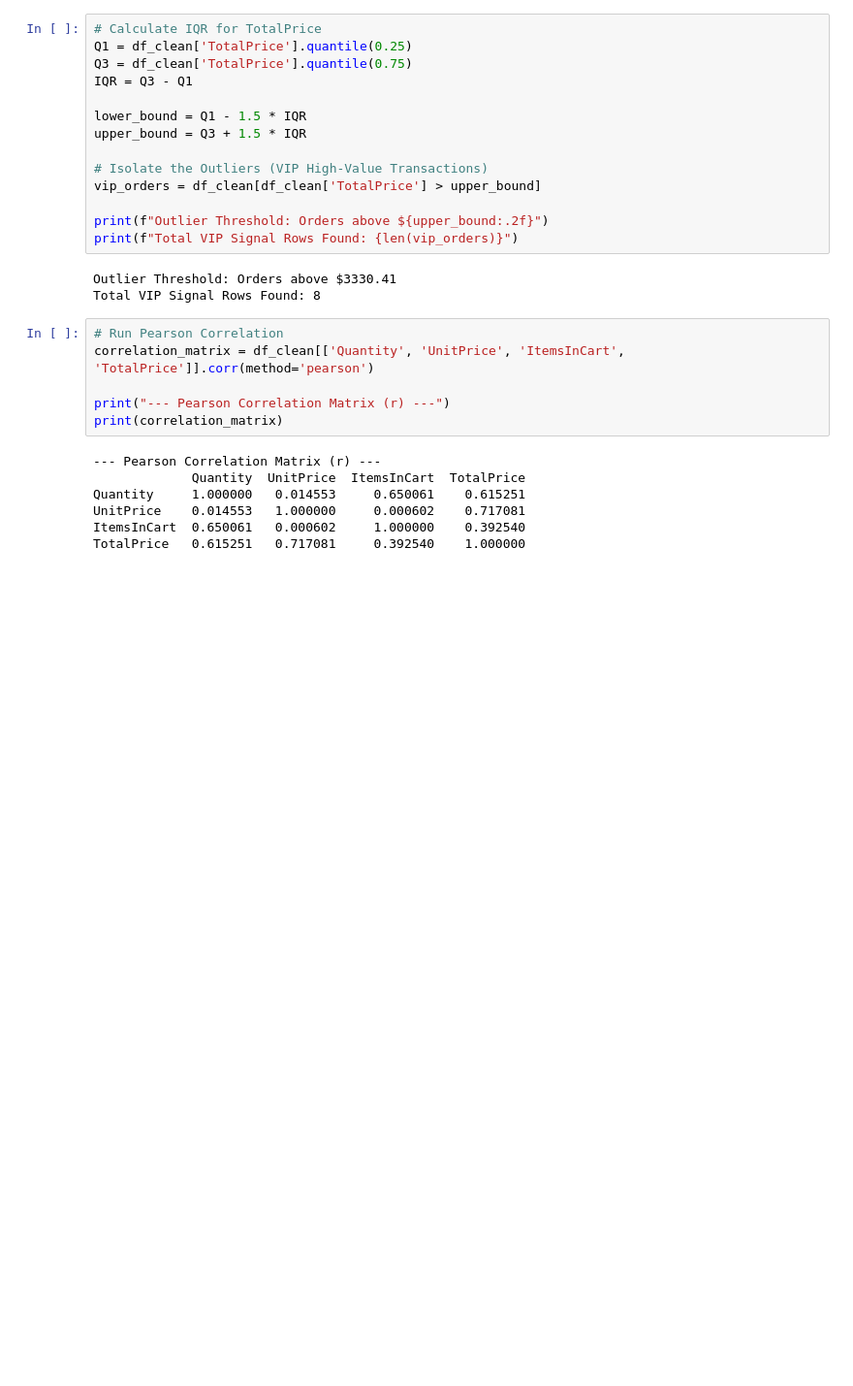
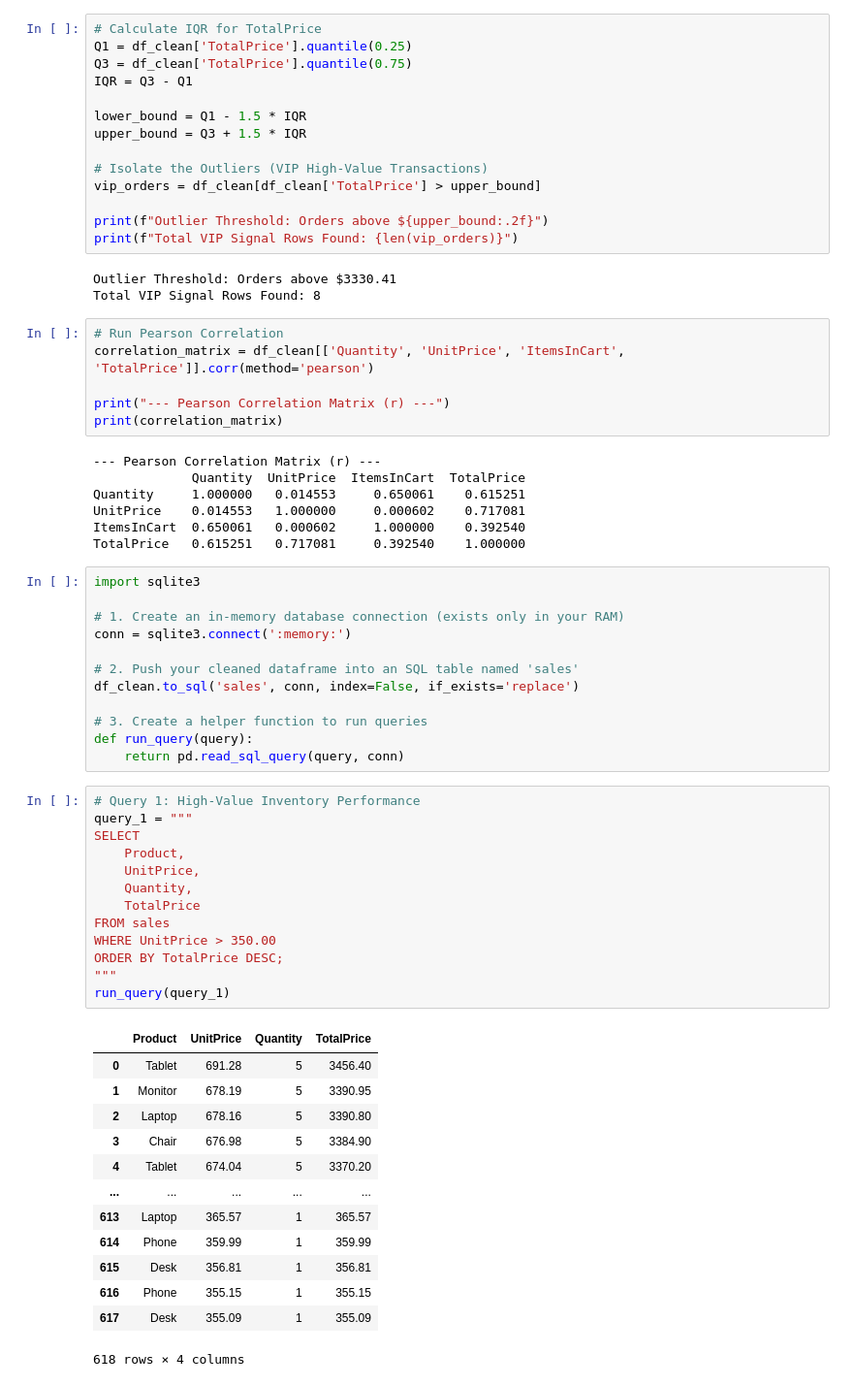
Before and after one commit to bench3D/decodelabs-internship, a Jupyter notebook: sales-dataset-analysis.ipynb, the cells around one changed output. Shown at 97% size. Saved outputs shown, nothing was run; the diff lists cells and outputs as text; blank space fills up the shorter version.

Commit message:
sql querying the cleaned dataset

```diff
--- a/sales-dataset-analysis.ipynb
+++ b/sales-dataset-analysis.ipynb
@@ -246,3 +249,42 @@ Quantity     1.000000   0.014553     0.650061    0.615251
 UnitPrice    0.014553   1.000000     0.000602    0.717081
 ItemsInCart  0.650061   0.000602     1.000000    0.392540
 TotalPrice   0.615251   0.717081     0.392540    1.000000
+# %%
+import sqlite3
+
+# 1. Create an in-memory database connection (exists only in your RAM)
+conn = sqlite3.connect(':memory:')
+
+# 2. Push your cleaned dataframe into an SQL table named 'sales'
+df_clean.to_sql('sales', conn, index=False, if_exists='replace')
+
+# 3. Create a helper function to run queries
+def run_query(query):
+    return pd.read_sql_query(query, conn)
+# %%
+# Query 1: High-Value Inventory Performance
+query_1 = """
+SELECT
+    Product,
+    UnitPrice,
+    Quantity,
+    TotalPrice
+FROM sales
+WHERE UnitPrice > 350.00
+ORDER BY TotalPrice DESC;
+"""
+run_query(query_1)
+# %% [output]
+|  | Product | UnitPrice | Quantity | TotalPrice |
+| 0 | Tablet | 691.28 | 5 | 3456.40 |
+| 1 | Monitor | 678.19 | 5 | 3390.95 |
+| 2 | Laptop | 678.16 | 5 | 3390.80 |
+| 3 | Chair | 676.98 | 5 | 3384.90 |
+| 4 | Tablet | 674.04 | 5 | 3370.20 |
+| ... | ... | ... | ... | ... |
+| 613 | Laptop | 365.57 | 1 | 365.57 |
+| 614 | Phone | 359.99 | 1 | 359.99 |
+| 615 | Desk | 356.81 | 1 | 356.81 |
+| 616 | Phone | 355.15 | 1 | 355.15 |
+| 617 | Desk | 355.09 | 1 | 355.09 |
+618 rows × 4 columns
```
Also changed, not shown: parts of 5 cells of this notebook, 3 other files.
